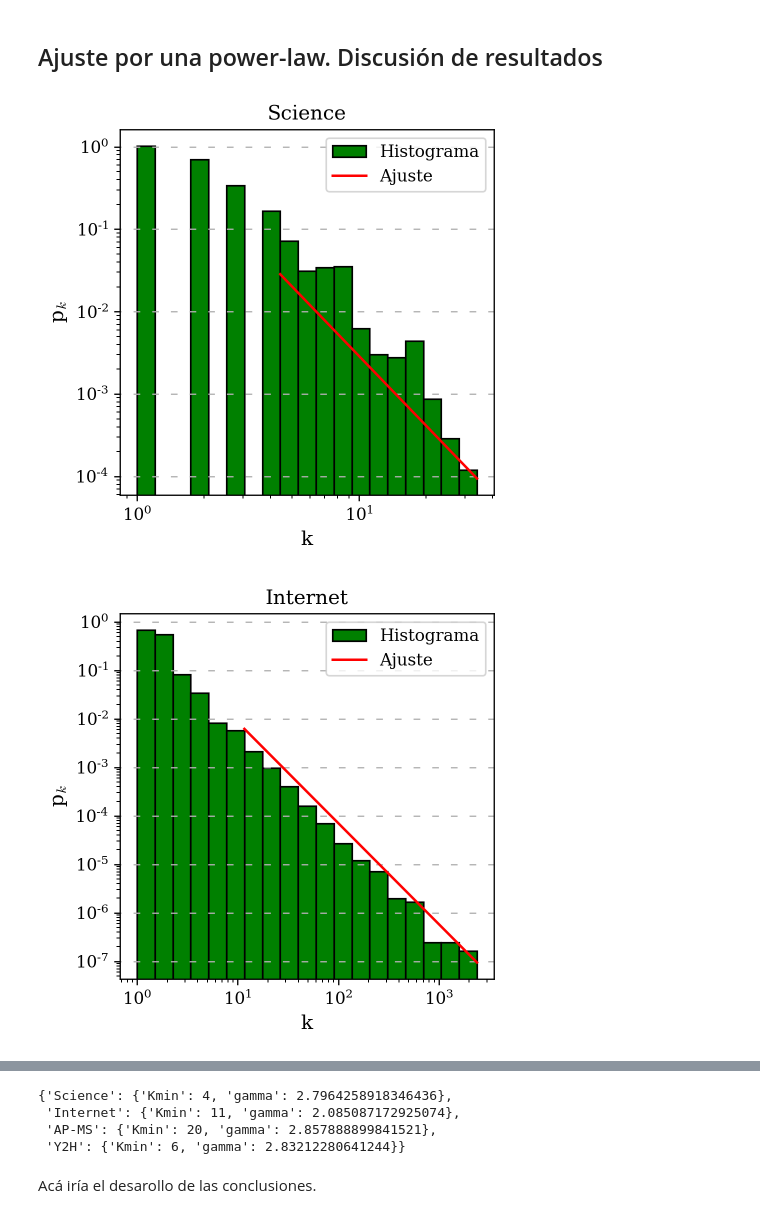
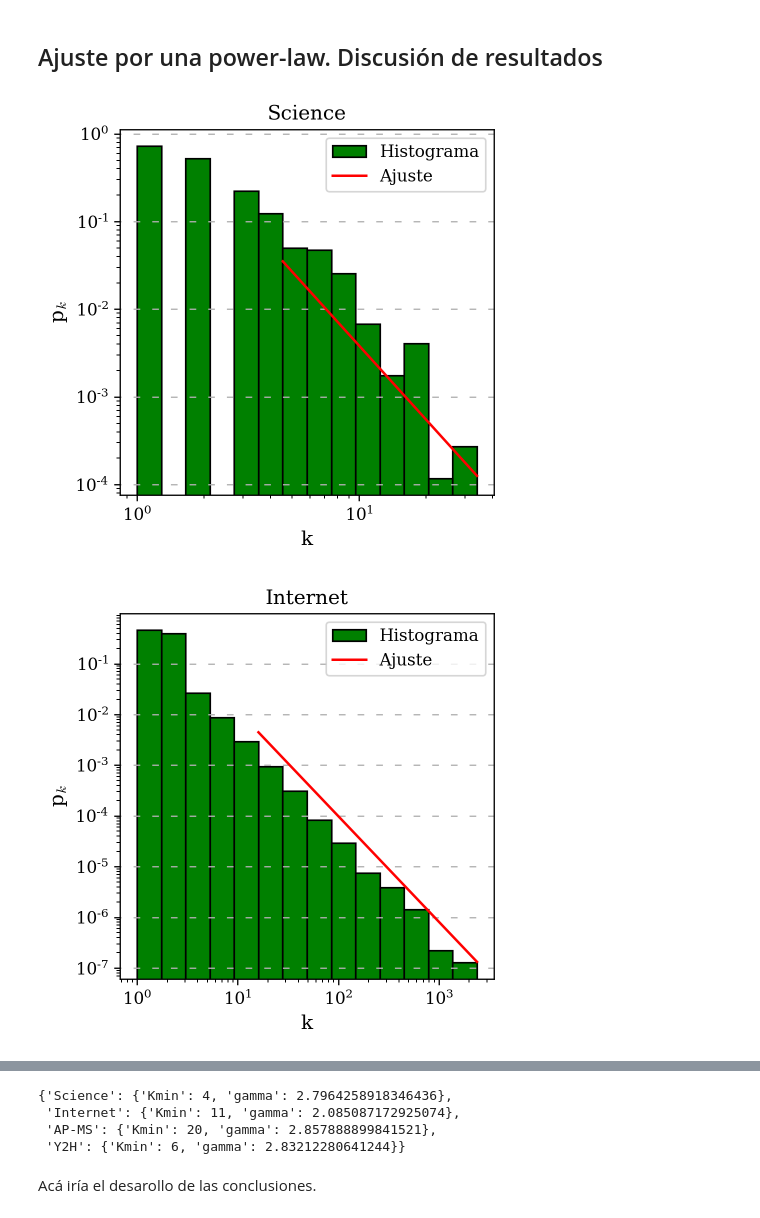
Before and after one commit to facundojgarcia02/CoNet, a Jupyter notebook: TP2/TP 2.ipynb, the cells around one changed output, grey strips where cells are left out. Drawn from its saved outputs; the diff is of its cells as text; code cells hidden in the pictures.

```diff
--- a/TP2/TP 2.ipynb
+++ b/TP2/TP 2.ipynb
@@ -65,25 +61,15 @@ dict_graph = {
     "AP-MS": graph_apms,
     "Y2H": graph_y2h,
 }
-# %%
-### Graficamos rapidamente todas las redes para tener una noción de como es su topología
-for name, g in dict_graph.items():
-    fig, ax = plt.subplots(1, 1, figsize=(5,5))
-    if name == 'Science':
-        nx.draw(g, width=weights_science, ax=ax,**GIANT_FORMAT)
-    else:
-        nx.draw(g, width=0.5, ax=ax,**GIANT_FORMAT)
-    ax.set_title(name)
-    plt.show()
 # %% [markdown]
 ## Distribución de grado de cada red
 # %%
-def plot_degree_dist(graph: nx.Graph, title: str):
+def plot_degree_dist(graph: nx.Graph, title: str, bins: int = 20):
     fig, ax = plt.subplots(1, 2, figsize=(8,4), tight_layout=True)
 
     lista_grados = list(dict(nx.degree(graph)).values())
-    lin_bins = np.linspace(0, np.max(lista_grados), 20)
-    log_bins = np.geomspace(1, np.max(lista_grados), 20)
+    lin_bins = np.linspace(0, np.max(lista_grados), bins)
+    log_bins = np.geomspace(1, np.max(lista_grados), bins)
 
     ax[0].hist(lista_grados, bins=lin_bins, edgecolor="black", color="green")
     ax[0].set_yscale("log")
@@ -122,33 +108,35 @@ def fit_powerlaw(graph: nx.Graph, title: str, PLOT: bool = True, bins: int = 20)
     #Ajuste
     fit = plfit(lista_grados)
     Kmin = fit._xmin #este sería nuestro Kmin
     gamma = fit._alpha #este sería nuestro gamma
 
     if PLOT:
         #Armado de histograma
         fig, ax = plt.subplots(1, 1, figsize=(4,4), tight_layout=True)
         hist = ax.hist(lista_grados, bins=log_bins, edgecolor="black", color="green", density=True, label="Histograma")
 
         #Gráfico de recta de ajuste
         norm = np.sum(hist[1]>Kmin)
+
         y = ((gamma-1)*Kmin**(gamma-1)*log_bins**-gamma)/norm
+
         ax.plot(log_bins[log_bins>Kmin],y[log_bins>Kmin], color="red", label="Ajuste")
 
         #Formato
         ax.set_xscale("log")
         ax.set_yscale("log")
         ax.set_xlabel('k')
         ax.set_ylabel("p$_k$")
         ax.set_title(title)
         ax.grid(axis="y", linestyle=(4, (5, 9)))
         ax.legend()
 
         plt.show()
 
     return {"Kmin": Kmin, "gamma": gamma}
 
-fit_params = {k: fit_powerlaw(g, k, PLOT=True) for k, g in dict_graph.items()}
+fit_params = {k: fit_powerlaw(g, k, PLOT=True, bins = 15) for k, g in dict_graph.items()}
 fit_params
 # %% [output]
-[figure, old version]
+[figure, new version]
-[figure, old version]
+[figure, new version]
```
Also changed, not shown: parts of 6 cells of this notebook.
